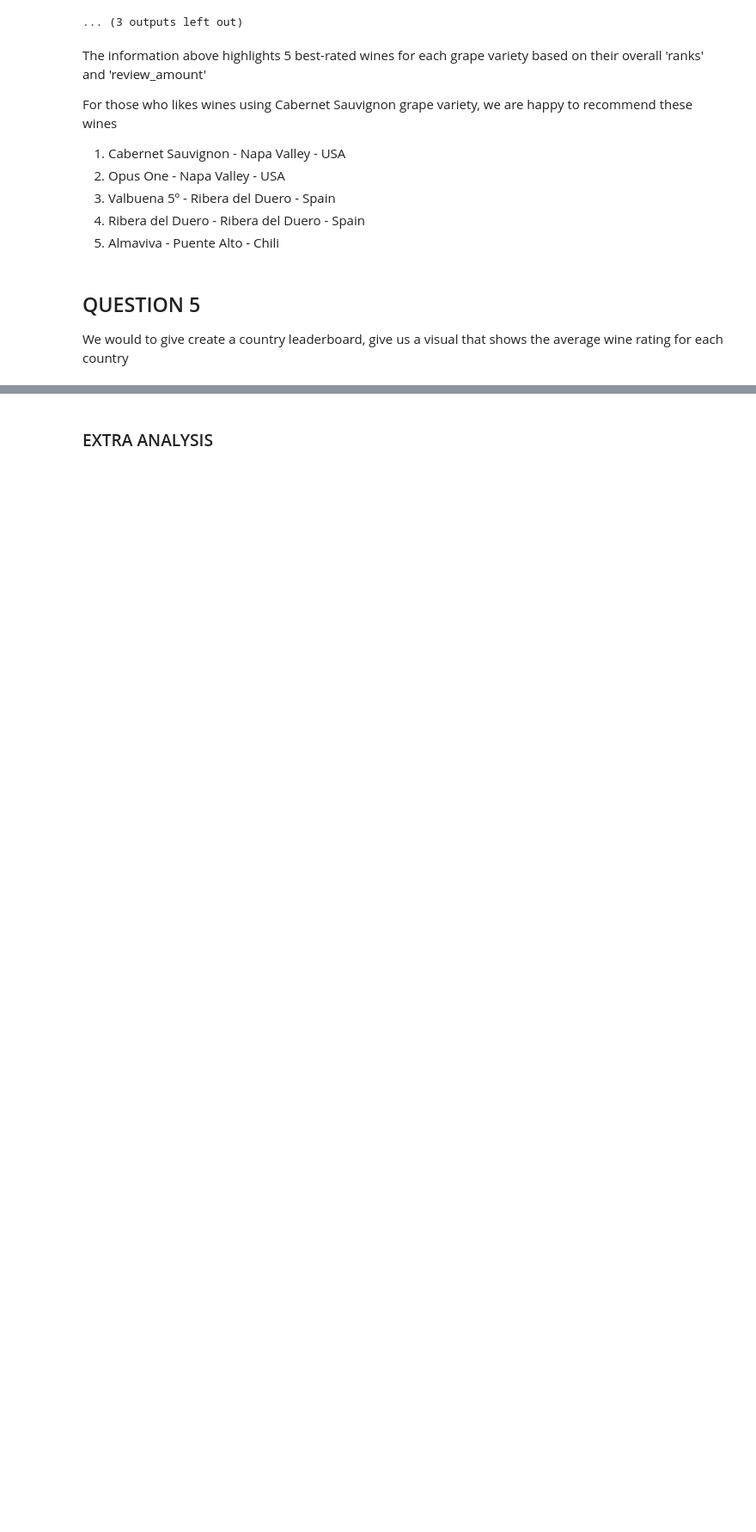
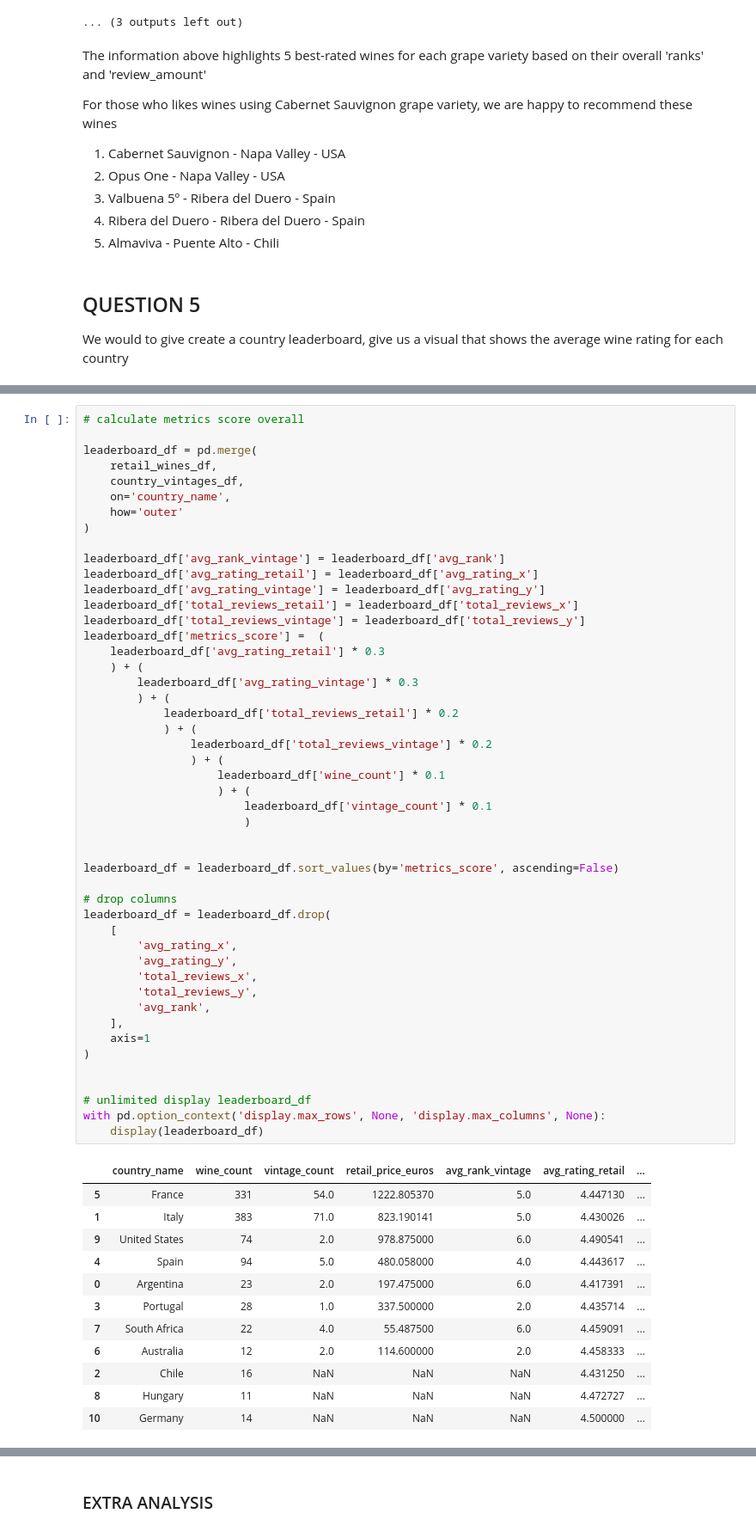
Before and after one commit to mfirdaus354/project_vivino, a Jupyter notebook: notebooks/vivino_market_analysis.ipynb, the cells around one changed output, grey strips where cells are left out. Shown at 86% size. Saved outputs shown, nothing was run; the diff lists cells and outputs as text; blank space fills up the shorter version.

```diff
--- a/notebooks/vivino_market_analysis.ipynb
+++ b/notebooks/vivino_market_analysis.ipynb
@@ -1173,2 +1239,63 @@ INFO:sqlalchemy.engine.Engine:[generated in 0.00072s] ()
+# %%
+# calculate metrics score overall
+
+leaderboard_df = pd.merge(
+    retail_wines_df,
+    country_vintages_df,
+    on='country_name',
+    how='outer'
+)
+
+leaderboard_df['avg_rank_vintage'] = leaderboard_df['avg_rank']
+leaderboard_df['avg_rating_retail'] = leaderboard_df['avg_rating_x']
+leaderboard_df['avg_rating_vintage'] = leaderboard_df['avg_rating_y']
+leaderboard_df['total_reviews_retail'] = leaderboard_df['total_reviews_x']
+leaderboard_df['total_reviews_vintage'] = leaderboard_df['total_reviews_y']
+leaderboard_df['metrics_score'] =  (
+    leaderboard_df['avg_rating_retail'] * 0.3
+    ) + (
+        leaderboard_df['avg_rating_vintage'] * 0.3
+        ) + (
+            leaderboard_df['total_reviews_retail'] * 0.2
+            ) + (
+                leaderboard_df['total_reviews_vintage'] * 0.2
+                ) + (
+                    leaderboard_df['wine_count'] * 0.1
+                    ) + (
+                        leaderboard_df['vintage_count'] * 0.1
+                        )
+
+
+leaderboard_df = leaderboard_df.sort_values(by='metrics_score', ascending=False)
+
+# drop columns
+leaderboard_df = leaderboard_df.drop(
+    [
+        'avg_rating_x',
+        'avg_rating_y',
+        'total_reviews_x',
+        'total_reviews_y',
+        'avg_rank',
+    ],
+    axis=1
+)
+
+
+# unlimited display leaderboard_df
+with pd.option_context('display.max_rows', None, 'display.max_columns', None):
+    display(leaderboard_df)
+# %% [output]
+|  | country_name | wine_count | vintage_count | retail_price_euros | avg_rank_vintage | avg_rating_retail | ... |
+| 5 | France | 331 | 54.0 | 1222.805370 | 5.0 | 4.447130 | ... |
+| 1 | Italy | 383 | 71.0 | 823.190141 | 5.0 | 4.430026 | ... |
+| 9 | United States | 74 | 2.0 | 978.875000 | 6.0 | 4.490541 | ... |
+| 4 | Spain | 94 | 5.0 | 480.058000 | 4.0 | 4.443617 | ... |
+| 0 | Argentina | 23 | 2.0 | 197.475000 | 6.0 | 4.417391 | ... |
+| 3 | Portugal | 28 | 1.0 | 337.500000 | 2.0 | 4.435714 | ... |
+| 7 | South Africa | 22 | 4.0 | 55.487500 | 6.0 | 4.459091 | ... |
+| 6 | Australia | 12 | 2.0 | 114.600000 | 2.0 | 4.458333 | ... |
+| 2 | Chile | 16 | NaN | NaN | NaN | 4.431250 | ... |
+| 8 | Hungary | 11 | NaN | NaN | NaN | 4.472727 | ... |
+| 10 | Germany | 14 | NaN | NaN | NaN | 4.500000 | ... |
 # %% [markdown]
 THE AWARD GOES TO
```
Also changed, not shown: parts of 17 cells of this notebook.
